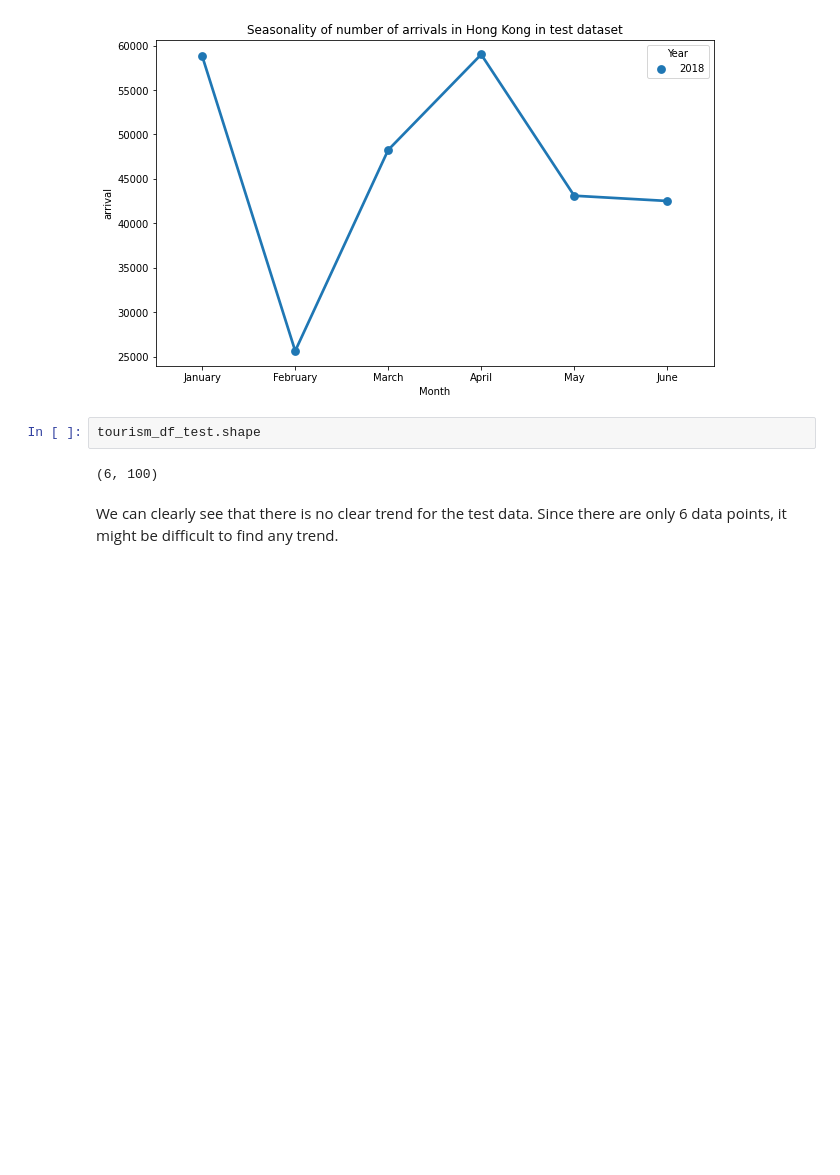
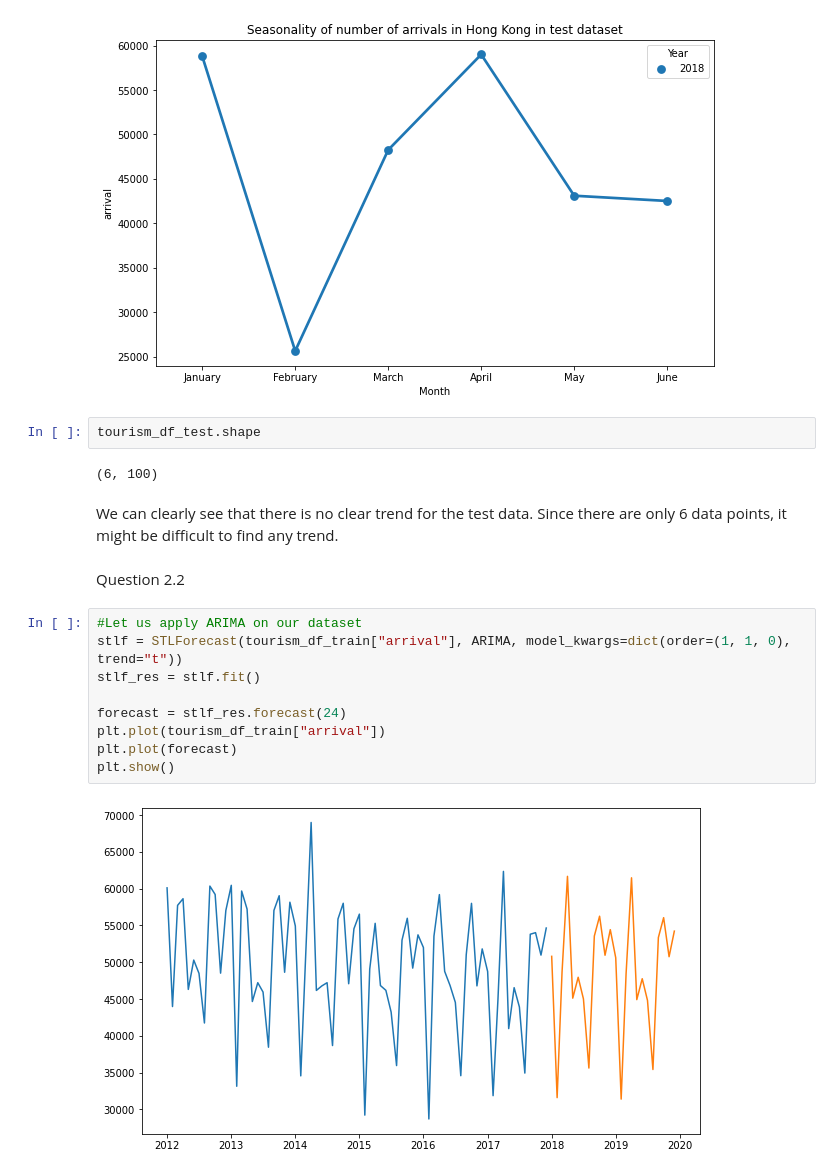
Before and after one commit to soumita20/MDS-Daekin, a Jupyter notebook: Endterm.ipynb, the cells around one changed output. Saved outputs shown, nothing was run; the diff lists cells and outputs as text; blank space fills up the shorter version.

```diff
--- a/Endterm.ipynb
+++ b/Endterm.ipynb
@@ -646,3 +648,16 @@ tourism_df_test.shape
 (6, 100)
 # %% [markdown]
 We can clearly see that there is no clear trend for the test data. Since there are only 6 data points, it might be difficult to find any trend.
+# %% [markdown]
+Question 2.2
+# %%
+#Let us apply ARIMA on our dataset
+stlf = STLForecast(tourism_df_train["arrival"], ARIMA, model_kwargs=dict(order=(1, 1, 0), trend="t"))
+stlf_res = stlf.fit()
+
+forecast = stlf_res.forecast(24)
+plt.plot(tourism_df_train["arrival"])
+plt.plot(forecast)
+plt.show()
+# %% [output]
+[figure, added]
```
Also changed, not shown: parts of 3 cells of this notebook.
